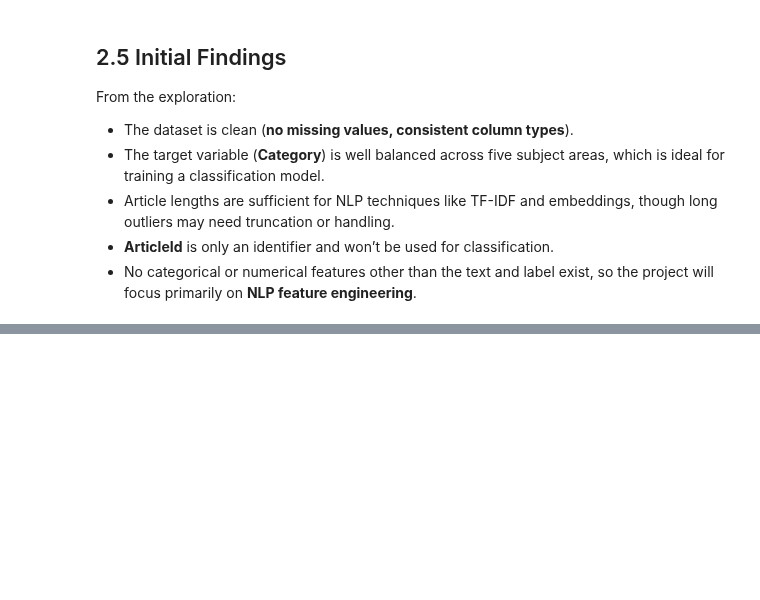
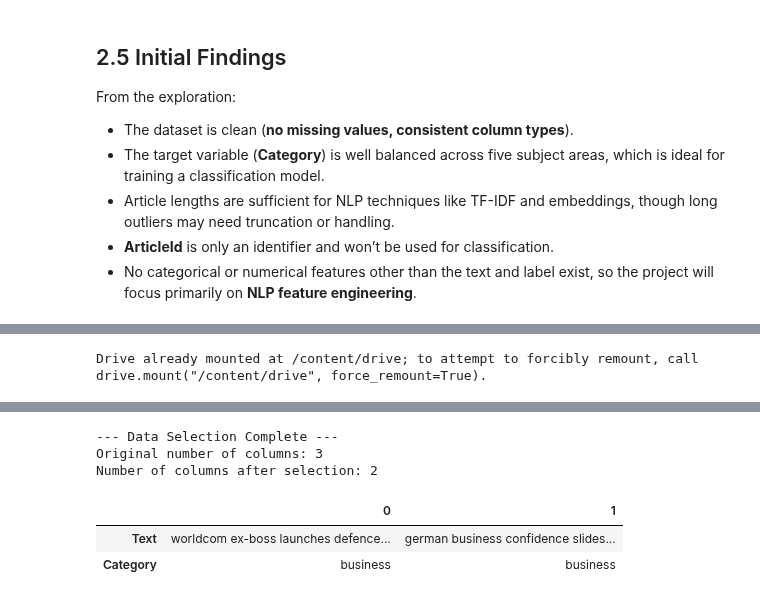
Before and after one commit to luckysiabula-bit/classification_of_domain-subject_area_reference., a Jupyter notebook: classification_of_domain_subject_area_reference.ipynb, the cells around one changed output, grey strips where cells are left out. Saved outputs shown, nothing was run; the diff lists cells and outputs as text; code cells hidden in the pictures; blank space fills up the shorter version.

Commit message:
[DP1]loaded the data set and did data selection

```diff
--- a/classification_of_domain_subject_area_reference.ipynb
+++ b/classification_of_domain_subject_area_reference.ipynb
@@ -198,0 +220,39 @@ From the exploration:
+# %%
+# Import required libraries
+import pandas as pd
+import numpy as np
+import re
+import string
+
+from google.colab import drive
+
+# Mount Google Drive
+drive.mount('/content/drive')
+
+# Path to your file in Google Drive
+file_path = '/content/drive/MyDrive/BBC News Train.csv'
+
+from sklearn.preprocessing import LabelEncoder
+from sklearn.feature_extraction.text import TfidfVectorizer
+
+import nltk
+nltk.download("stopwords")
+from nltk.corpus import stopwords
+
+
+# Load dataset
+df = pd.read_csv(file_path)
+
+# Display first few rows
+df.head()
+#Define the list of columns we believe are most relevant for our initial model
+var_relevant_columns = ['Text','Category']
+
+#Select only these columns from the working DataFrame
+var_selected_df = df[var_relevant_columns]
+print("--- Data Selection Complete ---")
+print(f"Original number of columns: {len(df.columns)}")
+print(f"Number of columns after selection: {len(var_selected_df.columns)}")
+var_selected_df.head(2).T
+# %% [output]
+Drive already mounted at /content/drive; to attempt to forcibly remount, call drive.mount("/content/drive", force_remount=True).
@@ -198,0 +261,6 @@ From the exploration:
+--- Data Selection Complete ---
+Original number of columns: 3
+Number of columns after selection: 2
+|  | 0 | 1 |
+| Text | worldcom ex-boss launches defence... | german business confidence slides... |
+| Category | business | business |
```
Also changed, not shown: parts of 3 cells of this notebook.
